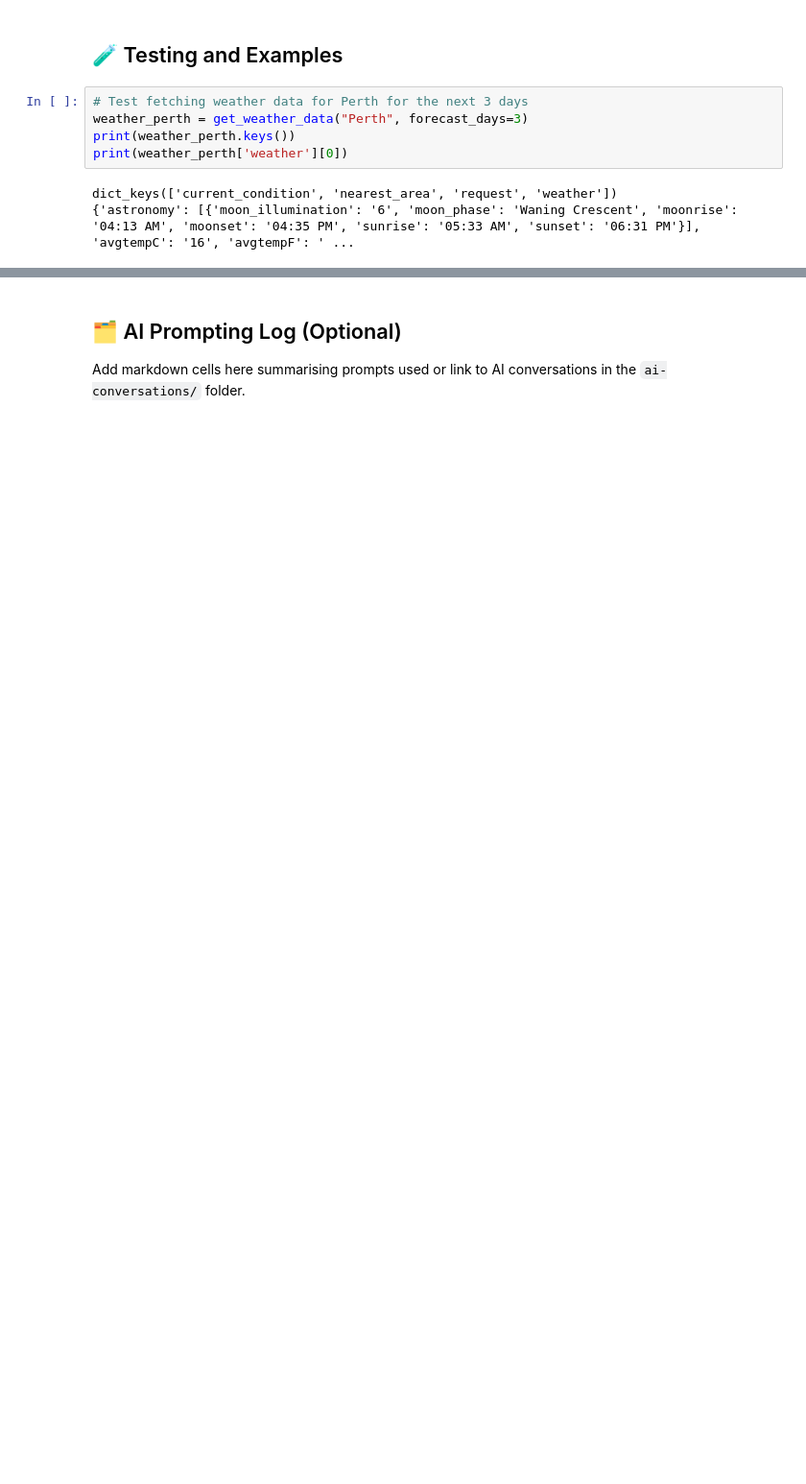
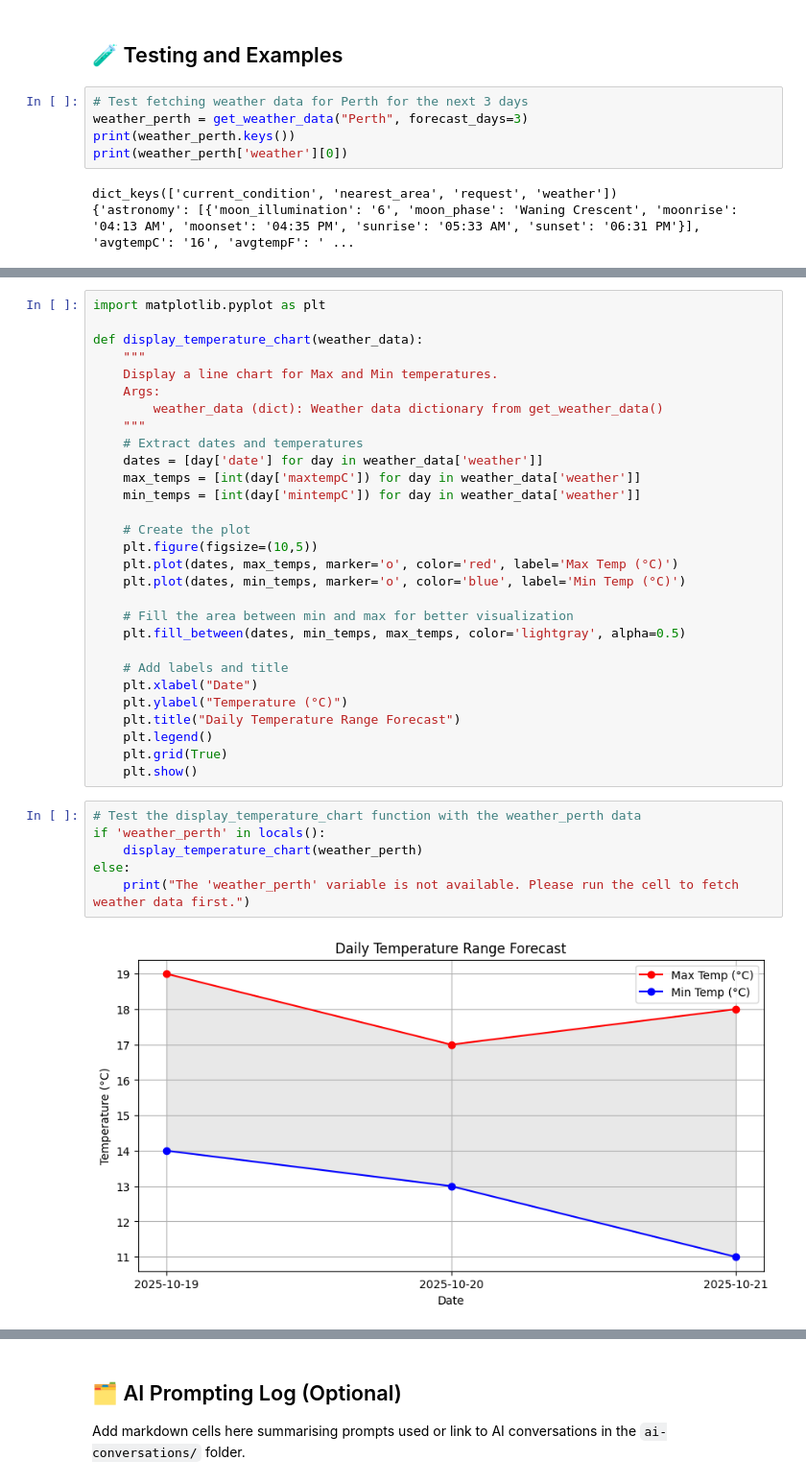
Before and after one commit to sharjat94/Weatherwise-SharjatBinKarim, a Jupyter notebook: starter_notebook.ipynb, the cells around one changed output, grey strips where cells are left out. Shown: that part at 96% size. Drawn from its saved outputs; the diff is of its cells as text; blank space fills up the shorter version.

```diff
--- a/starter_notebook.ipynb
+++ b/starter_notebook.ipynb
@@ -365,0 +359,37 @@ Goodbye! 👋
+# %%
+import matplotlib.pyplot as plt
+
+def display_temperature_chart(weather_data):
+    """
+    Display a line chart for Max and Min temperatures.
+    Args:
+        weather_data (dict): Weather data dictionary from get_weather_data()
+    """
+    # Extract dates and temperatures
+    dates = [day['date'] for day in weather_data['weather']]
+    max_temps = [int(day['maxtempC']) for day in weather_data['weather']]
+    min_temps = [int(day['mintempC']) for day in weather_data['weather']]
+
+    # Create the plot
+    plt.figure(figsize=(10,5))
+    plt.plot(dates, max_temps, marker='o', color='red', label='Max Temp (°C)')
+    plt.plot(dates, min_temps, marker='o', color='blue', label='Min Temp (°C)')
+
+    # Fill the area between min and max for better visualization
+    plt.fill_between(dates, min_temps, max_temps, color='lightgray', alpha=0.5)
+
+    # Add labels and title
+    plt.xlabel("Date")
+    plt.ylabel("Temperature (°C)")
+    plt.title("Daily Temperature Range Forecast")
+    plt.legend()
+    plt.grid(True)
+    plt.show()
+# %%
+# Test the display_temperature_chart function with the weather_perth data
+if 'weather_perth' in locals():
+    display_temperature_chart(weather_perth)
+else:
+    print("The 'weather_perth' variable is not available. Please run the cell to fetch weather data first.")
+# %% [output]
+[figure, added]
```
Also changed, not shown: parts of 4 cells of this notebook.
